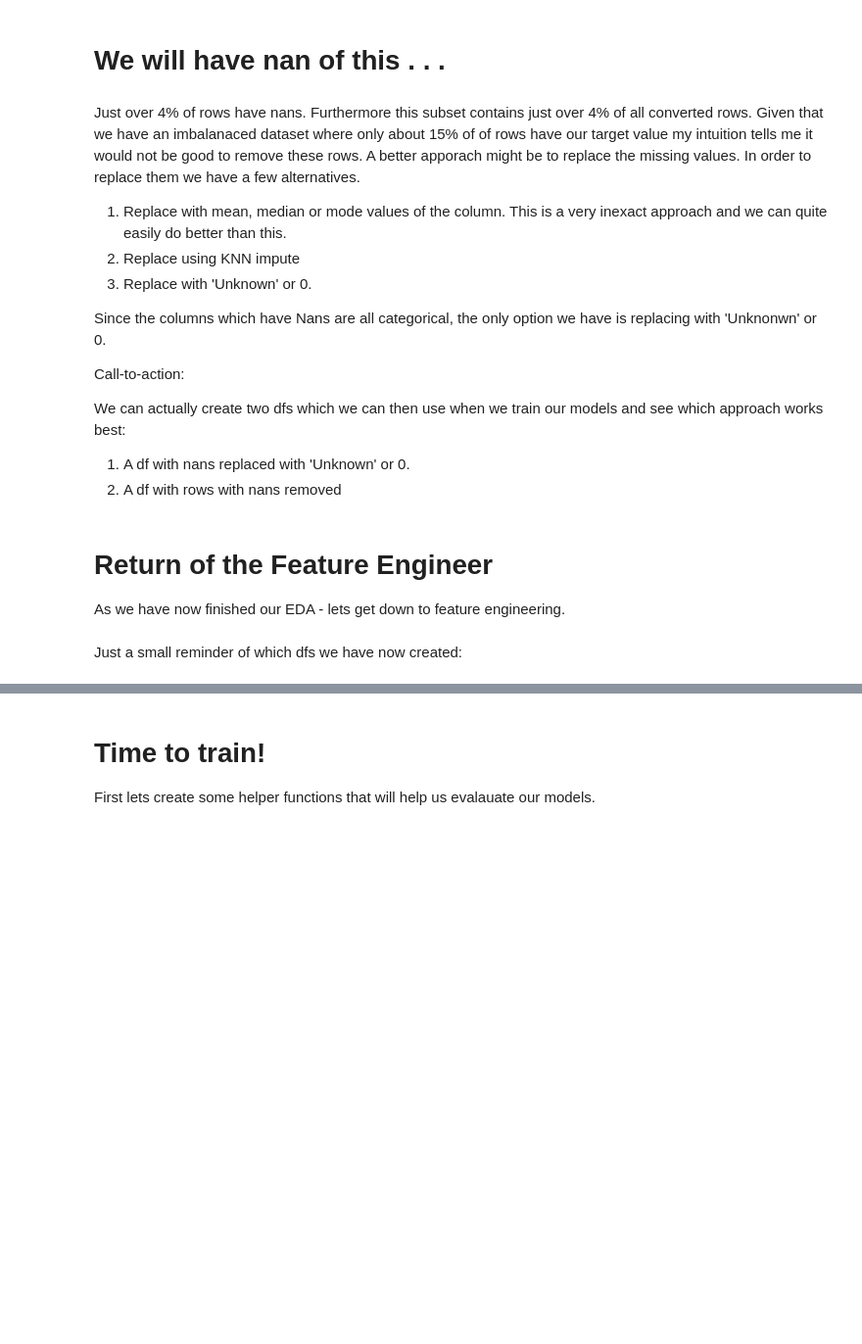
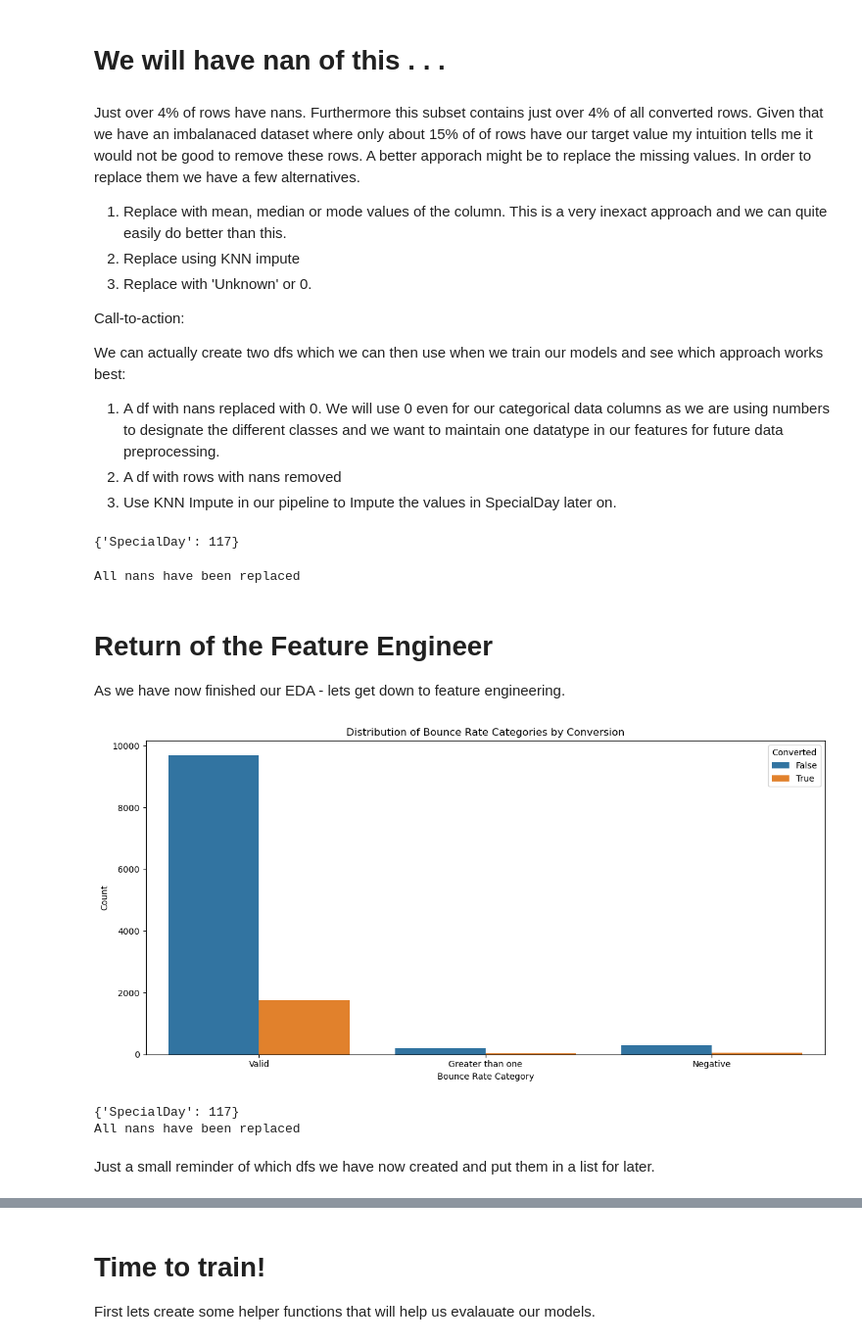
Before and after one commit to sunsunwall/ecommerce_conversion_project_2025, a Jupyter notebook: project_draft.ipynb, the cells around one changed output, grey strips where cells are left out. Shown at 98% size. Saved outputs shown, nothing was run; the diff lists cells and outputs as text; code cells hidden in the pictures; blank space fills up the shorter version.

```diff
--- a/project_draft.ipynb
+++ b/project_draft.ipynb
@@ -1249,0 +2256,6 @@ Name:Zara and turc are so weird but carry interesting information so leave them
+# %%
+# Replace 'Sept' with 'Sep' in month column
+session_data_df.loc[session_data_df['Month'] == 'Sept', 'Month'] = 'Sep'
+
+# Double check that it worked
+print(session_data_df['Month'].unique())
@@ -1305,24 +2433,23 @@ In order to replace them we have a few alternatives.
 2. Replace using KNN impute
 3. Replace with 'Unknown' or 0.
 
-Since the columns which have Nans are all categorical, the only option we have is replacing with 'Unknonwn' or 0.
-
 Call-to-action:
 
 We can actually create two dfs which we can then use when we train our models and see which approach works best:
-1. A df with nans replaced with 'Unknown' or 0.
+1. A df with nans replaced with 0. We will use 0 even for our categorical data columns as we are using numbers to designate the different classes and we want to maintain one datatype in our features for future data preprocessing.
 2. A df with rows with nans removed
+3. Use KNN Impute in our pipeline to Impute the values in SpecialDay later on.
 # %%
-replace_nans_dict = {'SpecialDay' : 0, 'Browser' : 'Unknown', 'Region' : 'Unknown'}
-session_data_nans_replaced_with_zero_and_unknown_df = session_data_df.fillna(replace_nans_dict)
-any_columns_with_nans_left = {key : value for key, value in session_data_nans_replaced_with_zero_and_unknown_df.isna().sum().to_dict().items() if value != 0}
+replace_nans_dict = {'Browser' : 0, 'Region' : 0}
+session_data_nans_replaced_with_zero_df = session_data_df.fillna(replace_nans_dict)
+any_columns_with_nans_left = {key : value for key, value in session_data_nans_replaced_with_zero_df.isna().sum().to_dict().items() if value != 0}
 
 if len(any_columns_with_nans_left) == 0:
     print('All nans have been replaced')
 else:
     print(any_columns_with_nans_left)
-
-summarise_df(session_data_nans_replaced_with_zero_and_unknown_df);
+# %% [output]
+{'SpecialDay': 117}
 # %%
 # df with rows with nans dropped
 session_data_nan_rows_dropped_df = session_data_df.dropna()
@@ -1333,7 +2460,8 @@ if len(any_columns_with_nans_left) == 0:
     print('All nans have been replaced')
 else:
     print(any_columns_with_nans_left)
-summarise_df(session_data_nan_rows_dropped_df);
+# %% [output]
+All nans have been replaced
 # %% [markdown]
 # Return of the Feature Engineer
 
@@ -1341,43 +2469,44 @@ As we have now finished our EDA - lets get down to feature engineering.
 # %%
 # Create a new dataframe with the feature engineering applied
 session_data_bounce_rate_feature_df = session_data_df.copy()
 
-# Create the 'Bounce Rate type' feature based on the specified categories
+# Create the 'BounceRateType' feature based on the specified categories
 def categorize_bounce_rate(value):
     if value < 0:
         return 'Negative'
     elif value > 1:
         return 'Greater than one'
     else:
         return 'Valid'
 
 # Apply the categorization function to create the new feature
-session_data_bounce_rate_feature_df['Bounce Rate type'] = session_data_bounce_rate_feature_df['BounceRates'].apply(categorize_bounce_rate)
+session_data_bounce_rate_feature_df['BounceRateType'] = session_data_bounce_rate_feature_df['BounceRates'].apply(categorize_bounce_rate)
 
 # Create a visualization of the distribution
 plt.figure(figsize=(12, 6))
-sns.countplot(data=session_data_bounce_rate_feature_df, x='Bounce Rate type', hue='Revenue')
+sns.countplot(data=session_data_bounce_rate_feature_df, x='BounceRateType', hue='Revenue')
 plt.title('Distribution of Bounce Rate Categories by Conversion')
 plt.xlabel('Bounce Rate Category')
 plt.ylabel('Count')
 plt.xticks(rotation=0)
 plt.legend(title='Converted')
 plt.tight_layout()
 plt.show()
+# %% [output]
+[figure, added]
 # %%
+# Just as we created dfs with dropped nans from our "base" dataset:
 # Lets do the same with our df with the Bounce Rate type feature
 session_data_bounce_rate_feature_df.dropna(subset='Revenue', inplace=True)
 
 # Lets do the same for our bounce rate feature df
-session_data_bounce_rate_feature_nans_replaced_with_zero_and_unknown_df = session_data_bounce_rate_feature_df.fillna(replace_nans_dict)
-any_columns_with_nans_left = {key : value for key, value in session_data_bounce_rate_feature_nans_replaced_with_zero_and_unknown_df.isna().sum().to_dict().items() if value != 0}
+session_data_bounce_rate_feature_nans_replaced_with_zero_df = session_data_bounce_rate_feature_df.fillna(replace_nans_dict)
+any_columns_with_nans_left = {key : value for key, value in session_data_bounce_rate_feature_nans_replaced_with_zero_df.isna().sum().to_dict().items() if value != 0}
 
 if len(any_columns_with_nans_left) == 0:
     print('All nans have been replaced')
 else:
     print(any_columns_with_nans_left)
-
-summarise_df(session_data_bounce_rate_feature_nans_replaced_with_zero_and_unknown_df);
 
 # Lets do the same for our bounce rate feature df
 session_data_bounce_rate_feature_nan_rows_dropped_df = session_data_bounce_rate_feature_df.dropna()
@@ -1388,7 +2517,8 @@ if len(any_columns_with_nans_left) == 0:
     print('All nans have been replaced')
 else:
     print(any_columns_with_nans_left)
-
-summarise_df(session_data_bounce_rate_feature_nan_rows_dropped_df);
+# %% [output]
+{'SpecialDay': 117}
+All nans have been replaced
 # %% [markdown]
-Just a small reminder of which dfs we have now created:
+Just a small reminder of which dfs we have now created and put them in a list for later.
```
Also changed, not shown: parts of 83 cells of this notebook.
